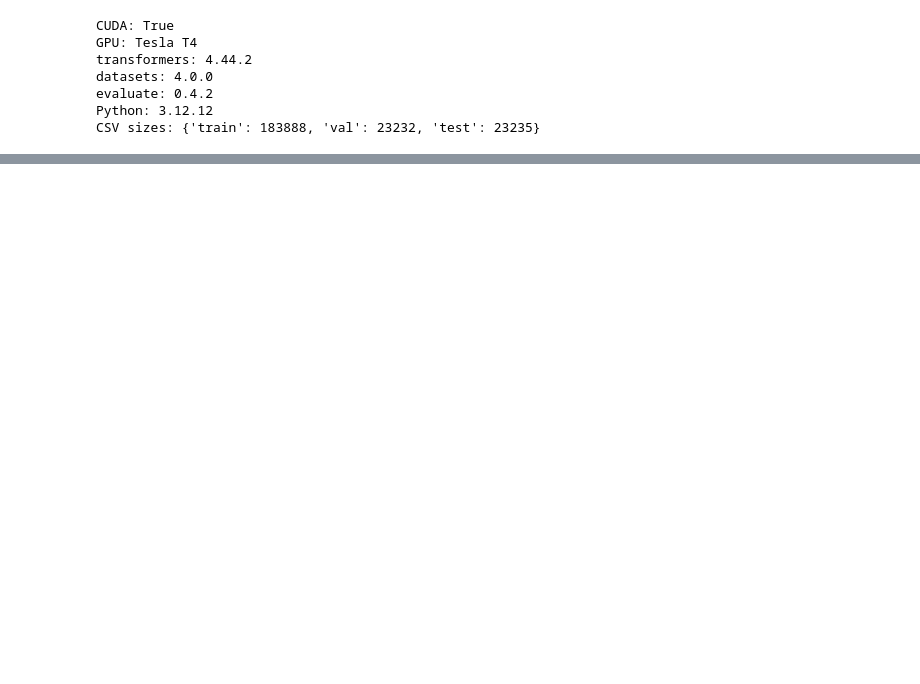
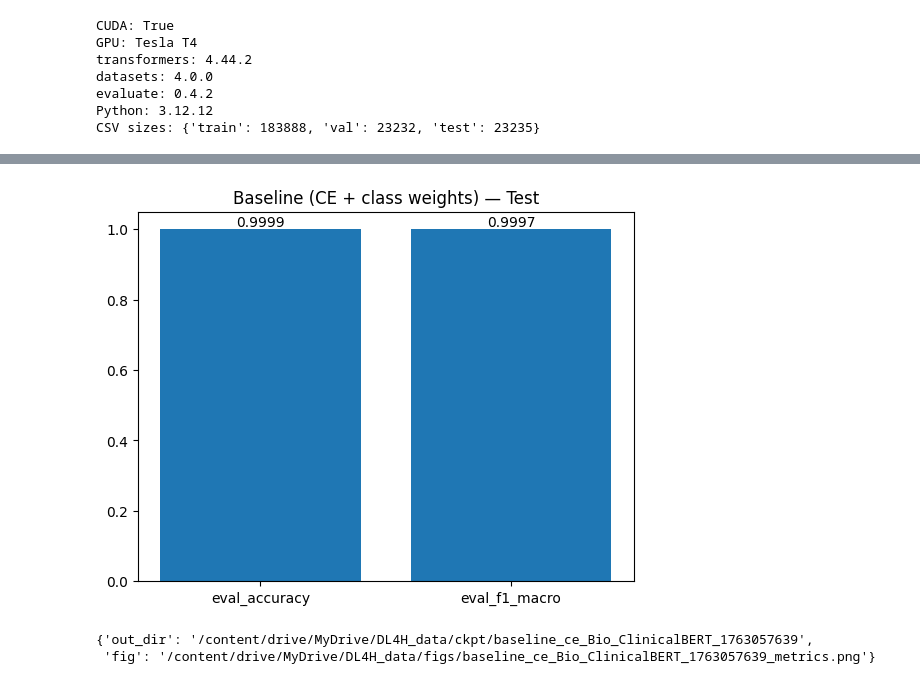
Before and after one commit to GabrielWarner/DL4H-finalproject, a Jupyter notebook: notebook/baseline_ce.ipynb, the cells around one changed output, grey strips where cells are left out. Cells and saved outputs as stored; diff of their text form; code cells hidden in the pictures; blank space fills up the shorter version.

```diff
--- a/notebook/baseline_ce.ipynb
+++ b/notebook/baseline_ce.ipynb
@@ -207,0 +256,20 @@ CSV sizes: {'train': 183888, 'val': 23232, 'test': 23235}
+# %%
+import numpy as np, evaluate
+metric_acc = evaluate.load("accuracy")
+metric_f1  = evaluate.load("f1")
+metric_auc = evaluate.load("roc_auc","multiclass")
+
+def compute_metrics(eval_pred):
+    logits, labels = eval_pred
+    preds = np.argmax(logits, axis=-1)
+    out = {
+        "accuracy": metric_acc.compute(predictions=preds, references=labels)["accuracy"],
+        "f1_macro": metric_f1.compute(predictions=preds, references=labels, average="macro")["f1"],
+    }
+    try:
+        out["auc_ovr"] = metric_auc.compute(
+            prediction_scores=logits, references=labels, multi_class="ovr", average="macro"
+        )["roc_auc"]
+    except Exception:
+        pass
+    return out
@@ -207,0 +338,4 @@ CSV sizes: {'train': 183888, 'val': 23232, 'test': 23235}
+# %%
+train_out = trainer.train()
+test_metrics = trainer.evaluate(test_tok)
+test_metrics
@@ -207,0 +356,22 @@ CSV sizes: {'train': 183888, 'val': 23232, 'test': 23235}
+# %%
+import os, json, pandas as pd, matplotlib.pyplot as plt
+
+os.makedirs(FIGS_DIR, exist_ok=True)
+
+with open(os.path.join(out_dir, "test_metrics.json"), "w") as f:
+    json.dump(test_metrics, f, indent=2)
+pd.DataFrame([test_metrics]).to_csv(os.path.join(out_dir, "test_metrics.csv"), index=False)
+
+keys = [k for k in ["eval_accuracy","eval_f1_macro"] if k in test_metrics]
+vals = [test_metrics[k] for k in keys]
+plt.figure(); plt.bar(keys, vals)
+for i,v in enumerate(vals): plt.text(i, v, f"{v:.4f}", ha="center", va="bottom")
+plt.title("Baseline (CE + class weights) — Test")
+fig_path = os.path.join(FIGS_DIR, f"{os.path.basename(out_dir)}_metrics.png")
+plt.savefig(fig_path, bbox_inches="tight"); plt.show()
+
+{"out_dir": out_dir, "fig": fig_path}
+# %% [output]
+[figure, added]
+{'out_dir': '/content/drive/MyDrive/DL4H_data/ckpt/baseline_ce_Bio_ClinicalBERT_1763057639',
+ 'fig': '/content/drive/MyDrive/DL4H_data/figs/baseline_ce_Bio_ClinicalBERT_1763057639_metrics.png'}
```
Also changed, not shown: parts of 10 cells of this notebook.
